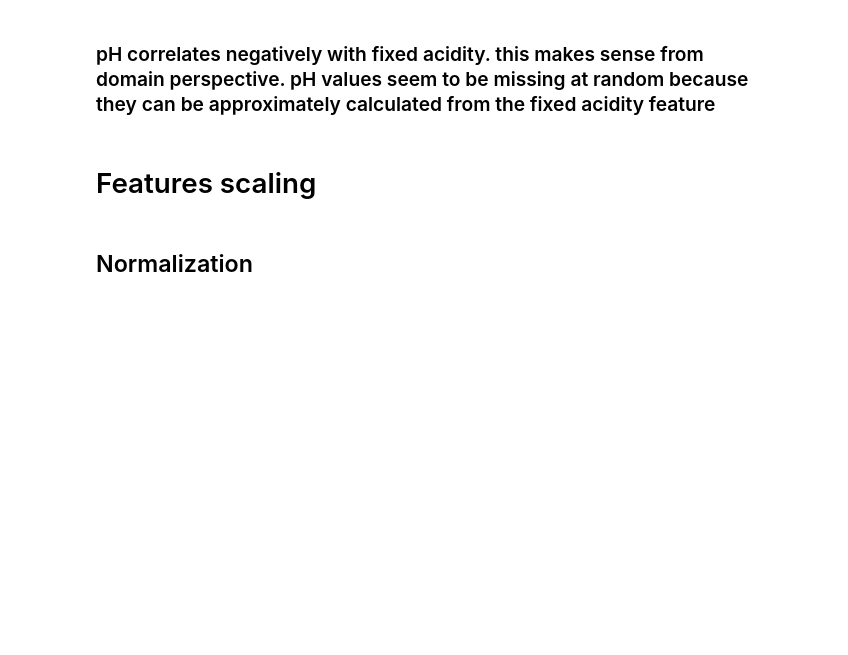
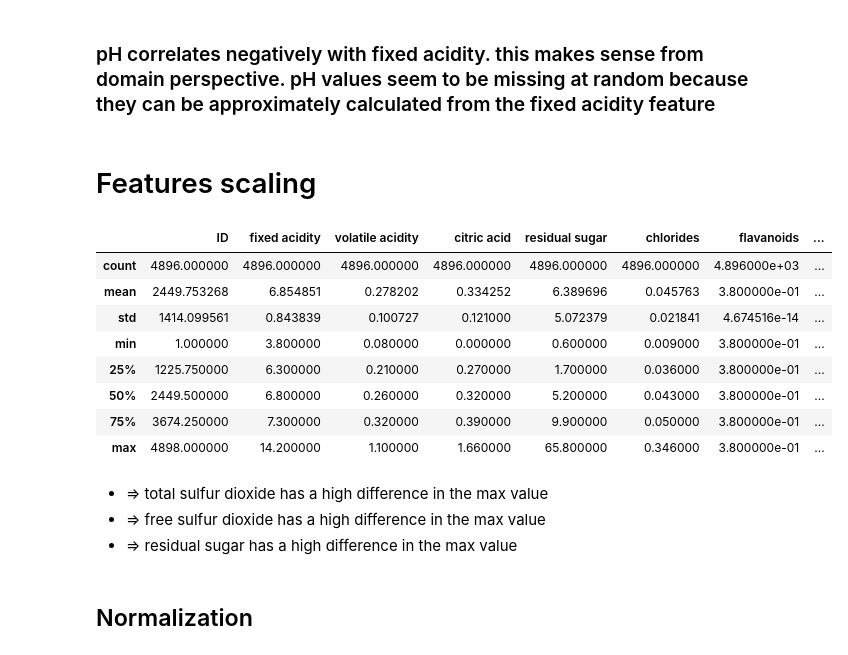
Before and after one commit to proohit/trends-in-ds-team1, a Jupyter notebook: data quality issues/white_wine_data_quality_issues.ipynb, the cells around one changed output. Cells and saved outputs as stored; diff of their text form; code cells hidden in the pictures; blank space fills up the shorter version.

```diff
--- a/data quality issues/white_wine_data_quality_issues.ipynb
+++ b/data quality issues/white_wine_data_quality_issues.ipynb
@@ -57,6 +57,22 @@ corr_ph = wine_white.drop('ID', axis=1).corrwith(wine_white['pH']).plot.bar(
 ### pH correlates negatively with fixed acidity. this makes sense from domain perspective. pH values seem to be missing at random because they can be approximately calculated from the fixed acidity feature
 # %% [markdown]
 # Features scaling
+# %%
+wine_white.describe(include='all')
+# %% [output]
+|  | ID | fixed acidity | volatile acidity | citric acid | residual sugar | chlorides | flavanoids | ... |
+| count | 4896.000000 | 4896.000000 | 4896.000000 | 4896.000000 | 4896.000000 | 4896.000000 | 4.896000e+03 | ... |
+| mean | 2449.753268 | 6.854851 | 0.278202 | 0.334252 | 6.389696 | 0.045763 | 3.800000e-01 | ... |
+| std | 1414.099561 | 0.843839 | 0.100727 | 0.121000 | 5.072379 | 0.021841 | 4.674516e-14 | ... |
+| min | 1.000000 | 3.800000 | 0.080000 | 0.000000 | 0.600000 | 0.009000 | 3.800000e-01 | ... |
+| 25% | 1225.750000 | 6.300000 | 0.210000 | 0.270000 | 1.700000 | 0.036000 | 3.800000e-01 | ... |
+| 50% | 2449.500000 | 6.800000 | 0.260000 | 0.320000 | 5.200000 | 0.043000 | 3.800000e-01 | ... |
+| 75% | 3674.250000 | 7.300000 | 0.320000 | 0.390000 | 9.900000 | 0.050000 | 3.800000e-01 | ... |
+| max | 4898.000000 | 14.200000 | 1.100000 | 1.660000 | 65.800000 | 0.346000 | 3.800000e-01 | ... |
+# %% [markdown]
+- => total sulfur dioxide has a high difference in the max value
+- => free sulfur dioxide has a high difference in the max value
+- => residual sugar has a high difference in the max value
 # %% [markdown]
 ## Normalization
 # %% [markdown]
```
Also changed, not shown: parts of 10 cells of this notebook, 1 other file.
